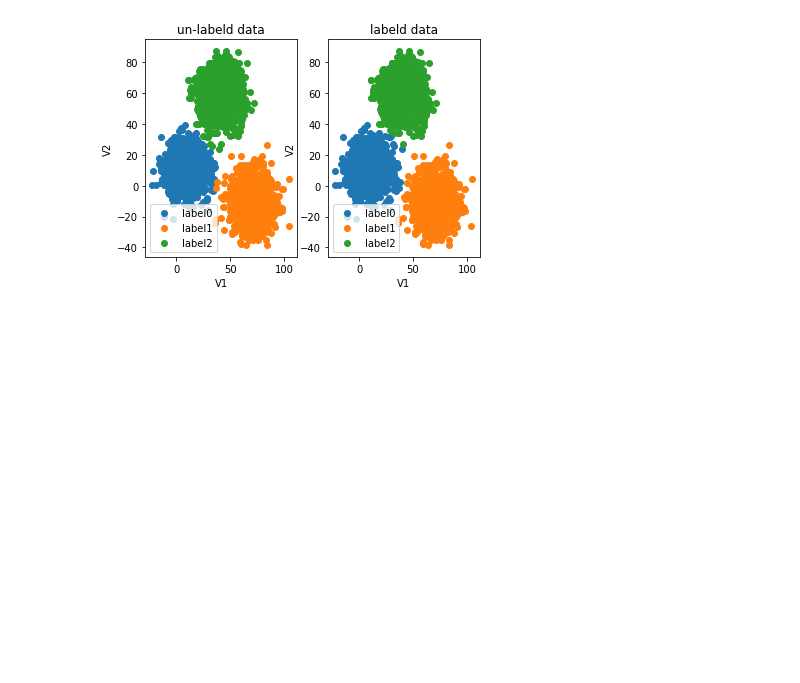
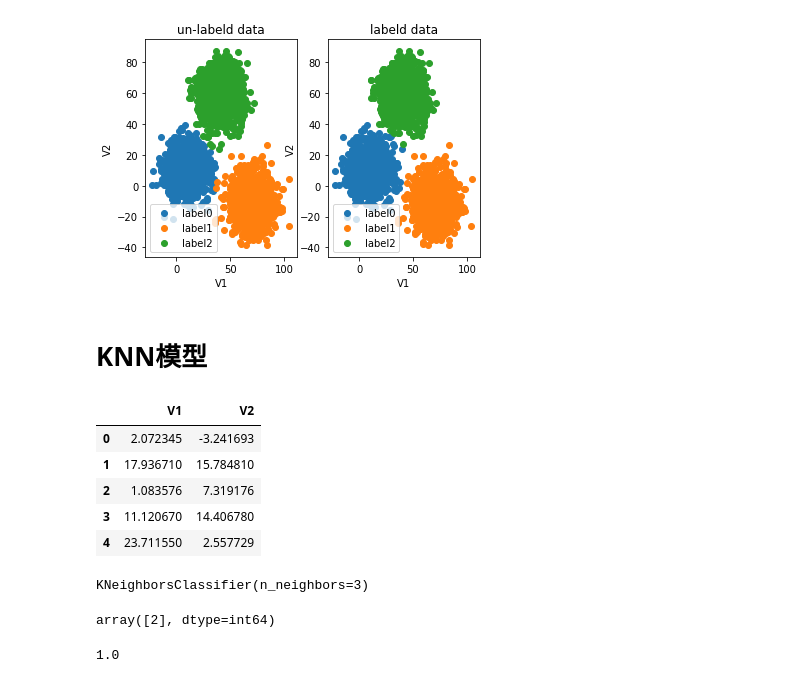
Before and after one commit to jrt-20/machine-learning, a Jupyter notebook: kmeans.ipynb, the cells around one changed output. Cells and saved outputs as stored; diff of their text form; code cells hidden in the pictures; blank space fills up the shorter version.

```diff
--- a/kmeans.ipynb
+++ b/kmeans.ipynb
@@ -166,3 +168,14 @@ plt.legend((label0,label1,label2),('label0','label1','label2'))
 plt.show()
 # %% [output]
 [figure]
+# %% [markdown]
+# KNN模型
+# %%
+X.head()
+# %% [output]
+|  | V1 | V2 |
+| 0 | 2.072345 | -3.241693 |
+| 1 | 17.936710 | 15.784810 |
+| 2 | 1.083576 | 7.319176 |
+| 3 | 11.120670 | 14.406780 |
+| 4 | 23.711550 | 2.557729 |
@@ -168,0 +186,13 @@ plt.show()
+# %%
+KNN.fit(X,Y)
+# %% [output]
+KNeighborsClassifier(n_neighbors=3)
+# %%
+KNN.predict([[80,60]])
+# %% [output]
+array([2], dtype=int64)
+# %%
+Knn_accuracy = accuracy_score(Y,KNN.predict(X))
+Knn_accuracy
+# %% [output]
+1.0
```
Also changed, not shown: parts of 16 cells of this notebook.
